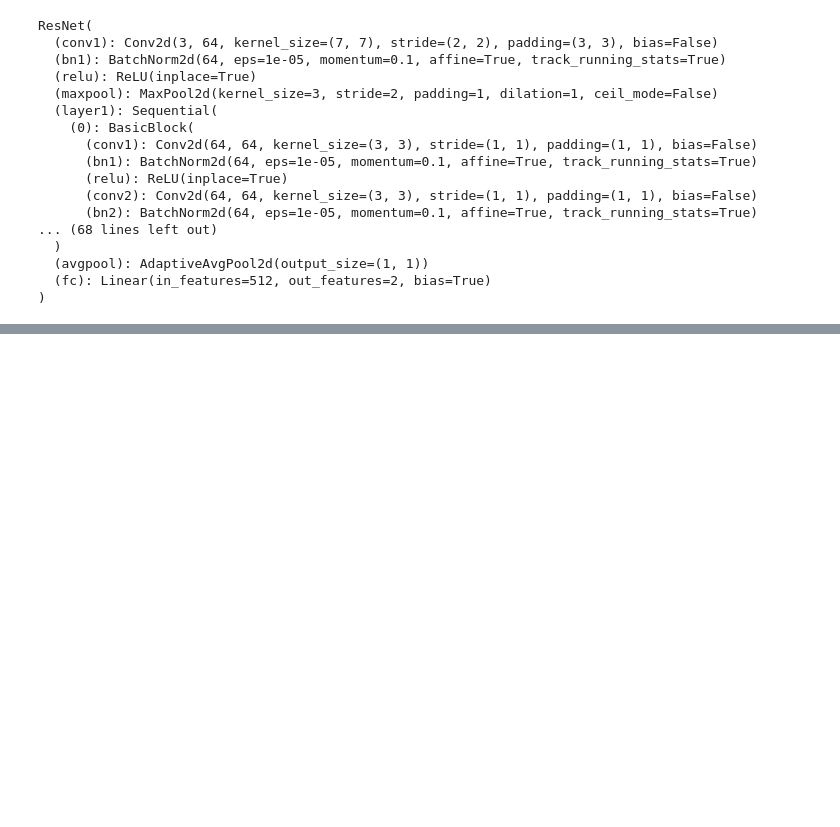
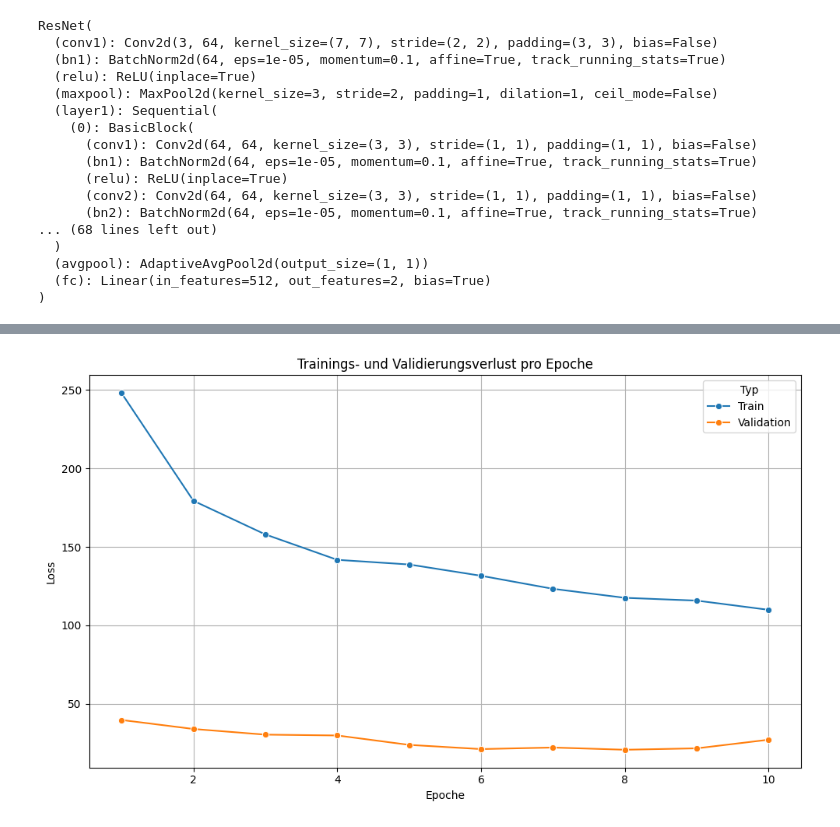
Before and after one commit to janikWa/Pitting_Detection, a Jupyter notebook: notebooks/notebook.ipynb, the cells around one changed output, grey strips where cells are left out. Drawn from its saved outputs; the diff is of its cells as text; code cells hidden in the pictures; blank space fills up the shorter version.

```diff
--- a/notebooks/notebook.ipynb
+++ b/notebooks/notebook.ipynb
@@ -198,3 +245,34 @@ Epoch 10 | Train Loss: 108.6581 | Val Loss: 22.2442
 # %%
 # Save model
 torch.save(model.state_dict(), os.path.join(BASE, "models",  "resnet18_pitting_not_simplified.pth"))
+# %%
+losses = {
+    "train": train_losses,
+    "val": val_losses
+}
+
+# path
+save_path = os.path.join(BASE, "models", "losses.pkl")
+
+# save
+with open(save_path, "wb") as f:
+    pickle.dump(losses, f)
+# %%
+epochs = list(range(1, len(losses["train"]) + 1))
+df = pd.DataFrame({
+    "Epoch": epochs * 2,
+    "Loss": losses["train"] + losses["val"],
+    "Typ": ["Train"] * len(losses["train"]) + ["Validation"] * len(losses["val"])
+})
+
+# Lineplot
+plt.figure(figsize=(10, 6))
+sns.lineplot(data=df, x="Epoch", y="Loss", hue="Typ", marker="o")
+plt.title("Trainings- und Validierungsverlust pro Epoche")
+plt.xlabel("Epoche")
+plt.ylabel("Loss")
+plt.grid(True)
+plt.tight_layout()
+plt.show()
+# %% [output]
+[figure, added]
```
Also changed, not shown: parts of 14 cells of this notebook, 3 other files.
